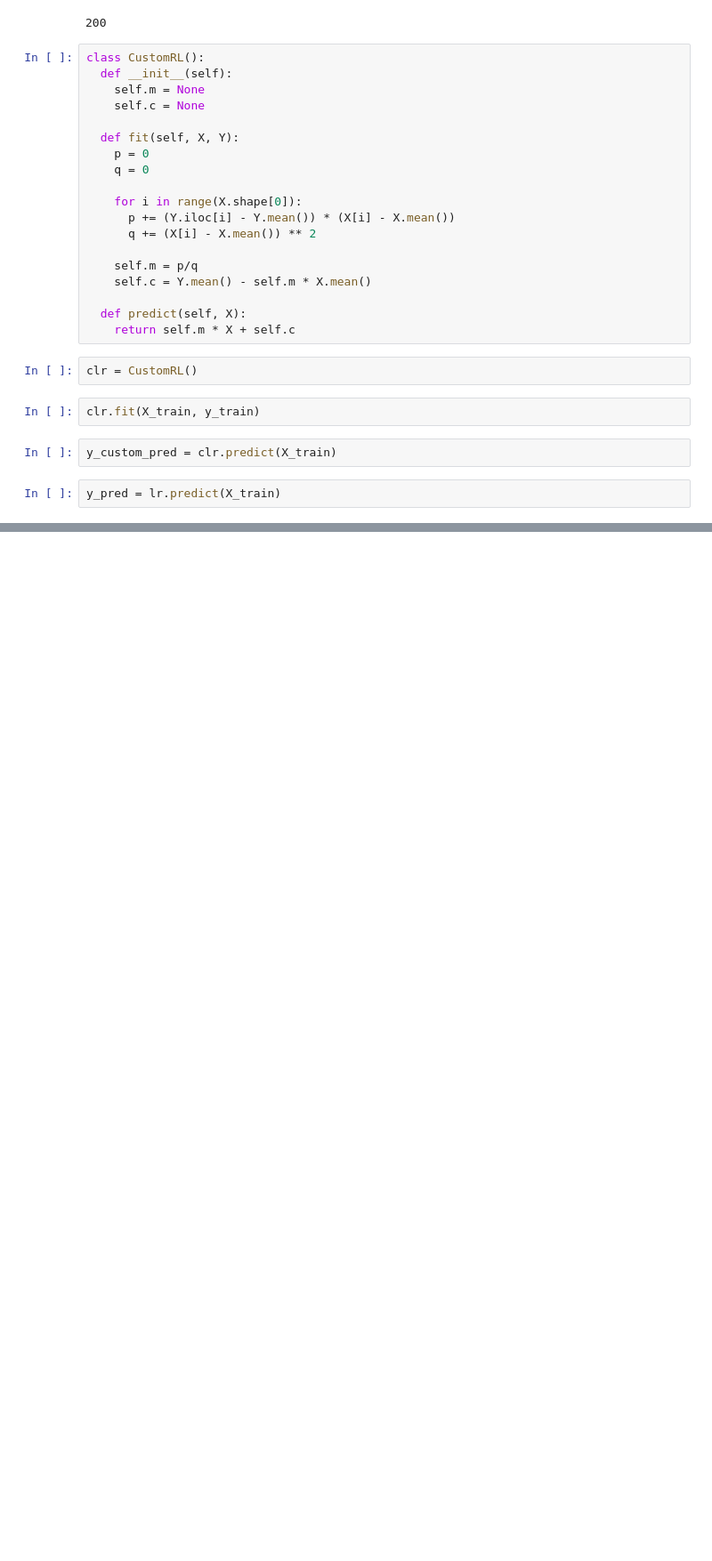
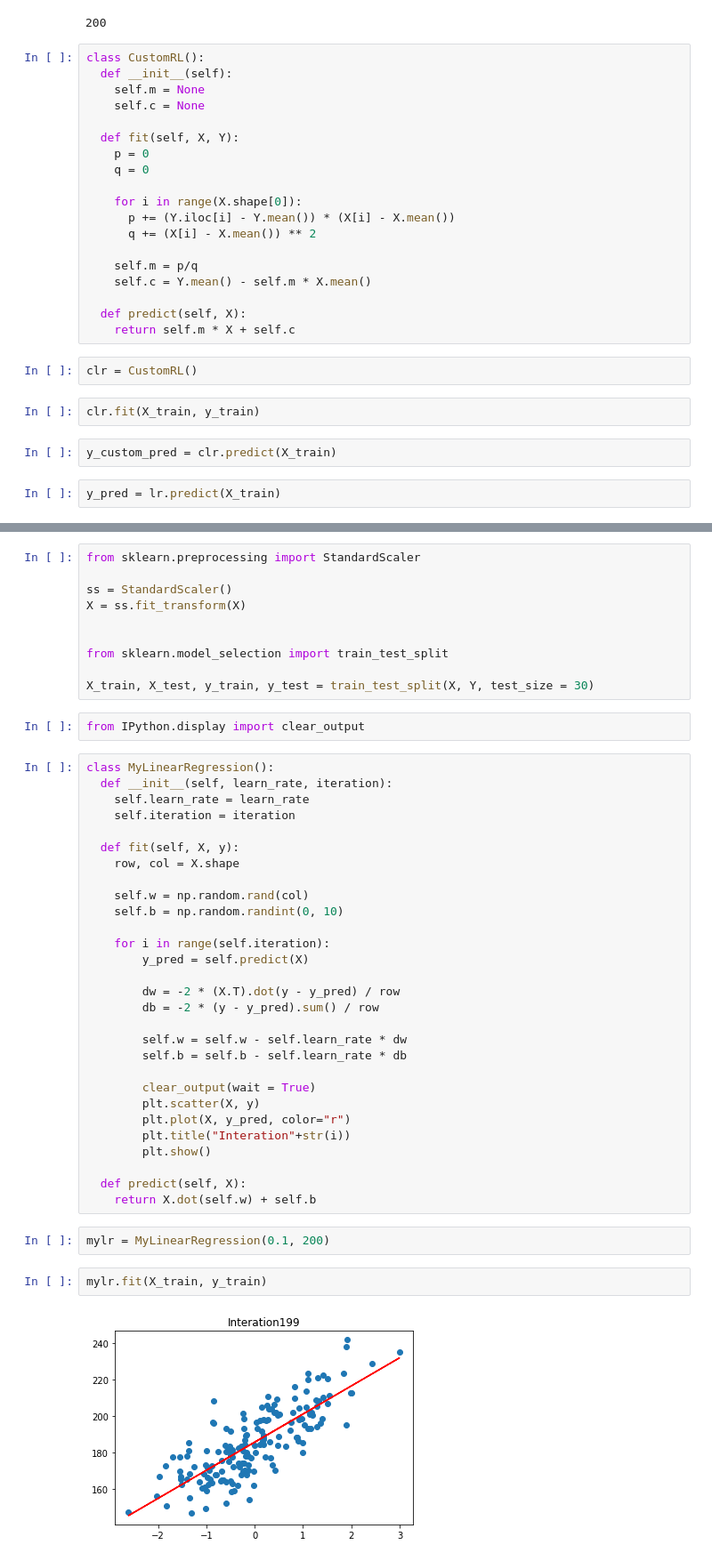
Before and after one commit to Pepcoders/Data-Science-March, a Jupyter notebook: Linear Regression/Linear_Regression.ipynb, the cells around one changed output, grey strips where cells are left out. Shown at 89% size. Cells and saved outputs as stored; diff of their text form; blank space fills up the shorter version.

```diff
--- a/Linear Regression/Linear_Regression.ipynb
+++ b/Linear Regression/Linear_Regression.ipynb
@@ -155,0 +192,47 @@ Intercept:  [-220.28946091]
+# %%
+from sklearn.preprocessing import StandardScaler
+
+ss = StandardScaler()
+X = ss.fit_transform(X)
+
+
+from sklearn.model_selection import train_test_split
+
+X_train, X_test, y_train, y_test = train_test_split(X, Y, test_size = 30)
+# %%
+from IPython.display import clear_output
+# %%
+class MyLinearRegression():
+  def __init__(self, learn_rate, iteration):
+    self.learn_rate = learn_rate
+    self.iteration = iteration
+
+  def fit(self, X, y):
+    row, col = X.shape
+
+    self.w = np.random.rand(col)
+    self.b = np.random.randint(0, 10)
+
+    for i in range(self.iteration):
+        y_pred = self.predict(X)
+
+        dw = -2 * (X.T).dot(y - y_pred) / row
+        db = -2 * (y - y_pred).sum() / row
+
+        self.w = self.w - self.learn_rate * dw
+        self.b = self.b - self.learn_rate * db
+
+        clear_output(wait = True)
+        plt.scatter(X, y)
+        plt.plot(X, y_pred, color="r")
+        plt.title("Interation"+str(i))
+        plt.show()
+
+  def predict(self, X):
+    return X.dot(self.w) + self.b
+# %%
+mylr = MyLinearRegression(0.1, 200)
+# %%
+mylr.fit(X_train, y_train)
+# %% [output]
+[figure, added]
```
Also changed, not shown: parts of 22 cells of this notebook.
